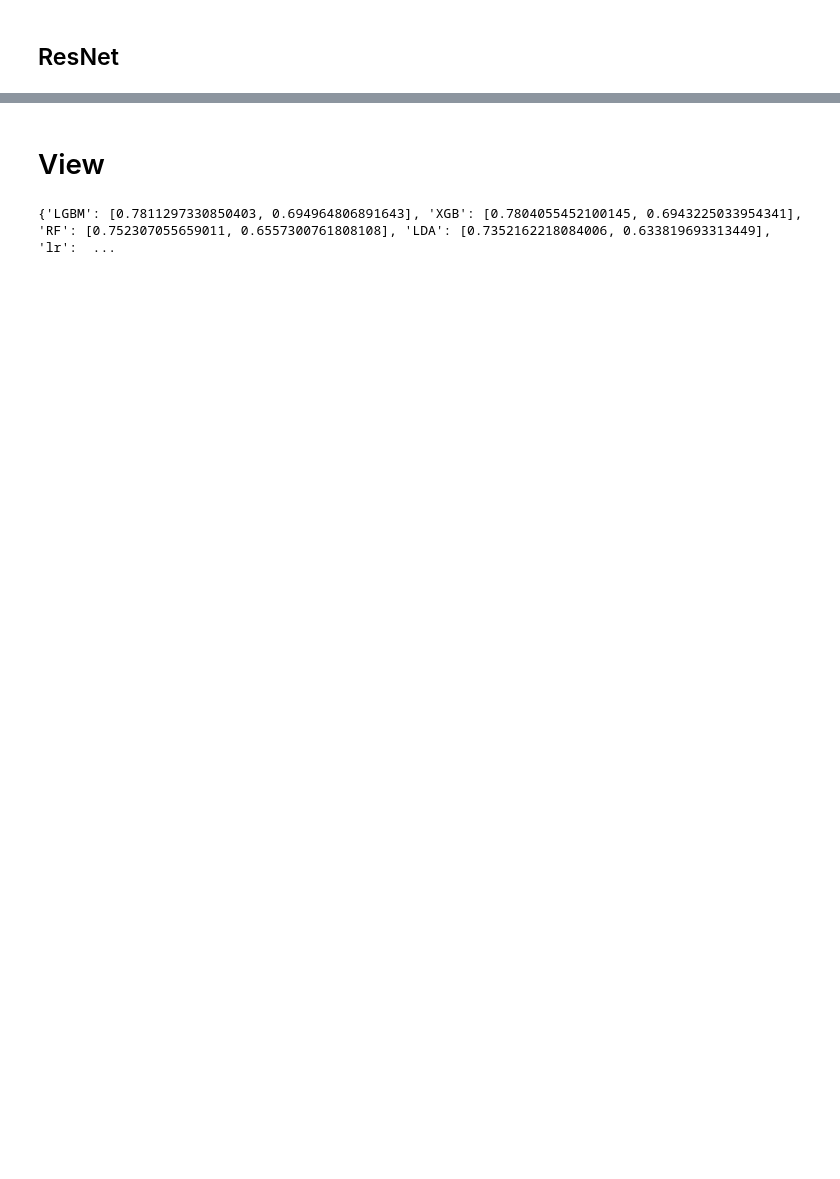
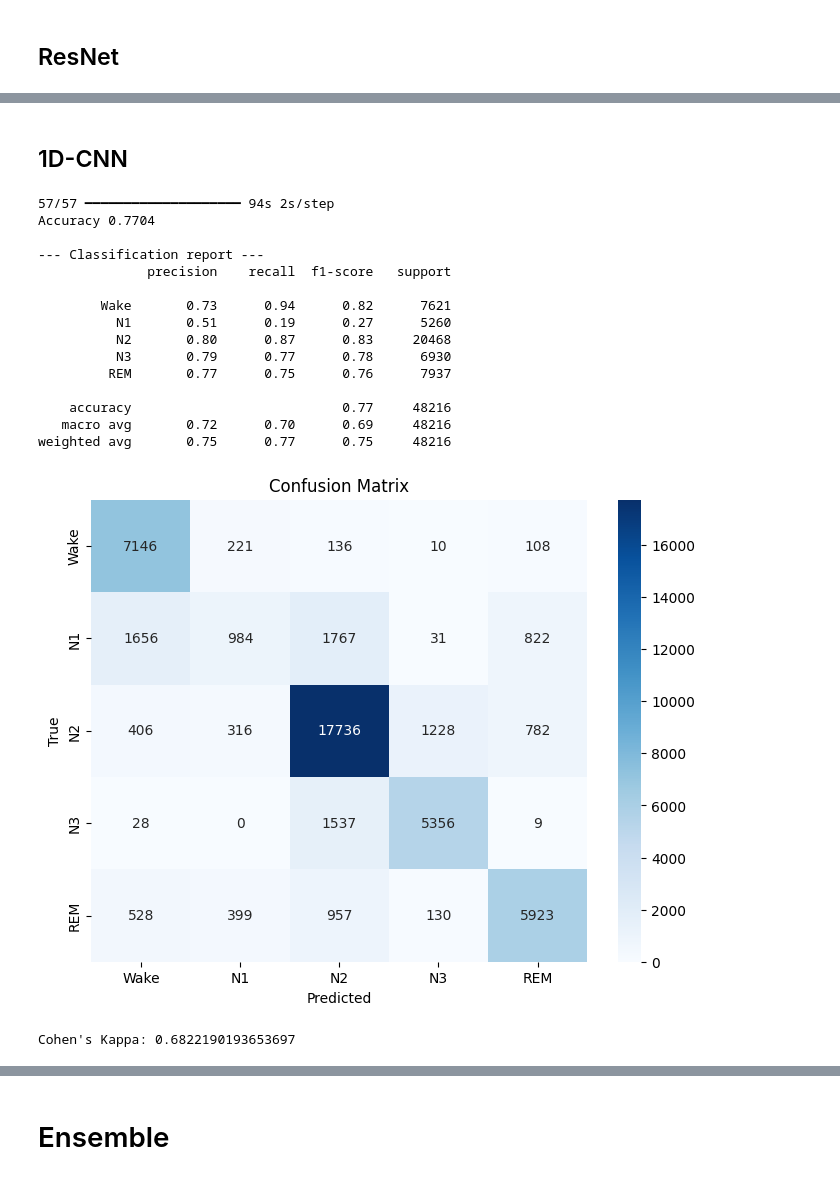
Before and after one commit to CarmenTheodoraCraciun/Sleep-Quality-Based-EEG-Signals, a Jupyter notebook: Testing.ipynb, the cells around one changed output, grey strips where cells are left out. Drawn from its saved outputs; the diff is of its cells as text; code cells hidden in the pictures; blank space fills up the shorter version.

```diff
--- a/Testing.ipynb
+++ b/Testing.ipynb
@@ -377,0 +392,69 @@ weighted avg       0.78      0.79      0.78      9340
+# %% [markdown]
+## 1D-CNN
+# %%
+test_gen = utils.SleepDataGenerator(
+    test_path_raw,
+    batch_size=32,
+    is_training=False,
+    use_context=True,
+    window_size=3,
+    use_lag_lead=True,
+    downsample=True,
+    target_length=1500,
+    sampling_rate=50,
+    lag_seconds=0.5
+)
+
+mask = (results['name'] == 'CNN')
+cnn_model = load_model(results.loc[mask,'path'].values[0], compile=False)
+
+# Predict probabilities
+y_proba_cnn = cnn_model.predict(test_gen)
+
+# Predict final class
+y_pred_cnn = y_proba_cnn.argmax(axis=1)
+
+# Extract true labels from generator
+y_true_cnn = []
+for i in range(len(test_gen)):
+    _, y_batch = test_gen[i]
+    y_true_cnn.extend(np.argmax(y_batch, axis=1))
+y_true_cnn = np.array(y_true_cnn)
+
+# Save metrics
+results.loc[mask,'test_acc'], results.loc[mask,'test_kappa'] = utils.evaluate_model(y_true_cnn, y_pred_cnn)
+
+# Compute ROC
+fpr, tpr, roc_auc = compute_roc_df(y_true_cnn, y_proba_cnn)
+
+# Save ROC in DataFrame
+results.loc[mask, "roc_fpr"] = [fpr]
+results.loc[mask, "roc_tpr"] = [tpr]
+results.loc[mask, "roc_auc"] = [roc_auc]
+
+from tensorflow.keras.utils import plot_model
+
+plot_model(
+    cnn_model,
+    to_file="architecture_cnn.png",
+    show_shapes=True,
+    show_layer_names=True
+)
+# %% [output]
+57/57 ━━━━━━━━━━━━━━━━━━━━ 94s 2s/step
+Accuracy 0.7704
+
+--- Classification report ---
+              precision    recall  f1-score   support
+
+        Wake       0.73      0.94      0.82      7621
+          N1       0.51      0.19      0.27      5260
+          N2       0.80      0.87      0.83     20468
+          N3       0.79      0.77      0.78      6930
+         REM       0.77      0.75      0.76      7937
+
+    accuracy                           0.77     48216
+   macro avg       0.72      0.70      0.69     48216
+weighted avg       0.75      0.77      0.75     48216
+[figure, added]
+Cohen's Kappa: 0.6822190193653697
@@ -378,6 +462,2 @@ weighted avg       0.78      0.79      0.78      9340
 # %% [markdown]
-# View
+# Ensemble
-# %%
-print(result_vals)
-# %% [output]
-{'LGBM': [0.7811297330850403, 0.694964806891643], 'XGB': [0.7804055452100145, 0.6943225033954341], 'RF': [0.752307055659011, 0.6557300761808108], 'LDA': [0.7352162218084006, 0.633819693313449], 'lr':  ...
```
Also changed, not shown: parts of 43 cells of this notebook, 21 other files.
